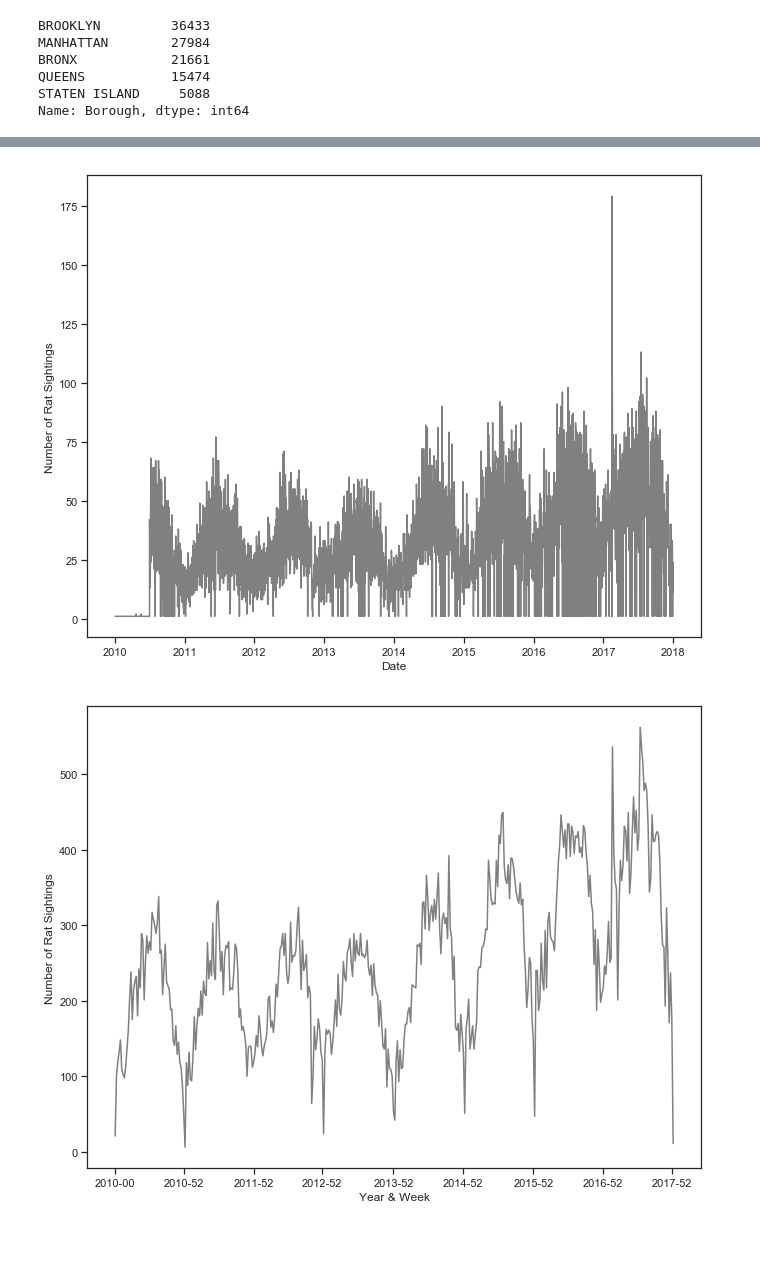
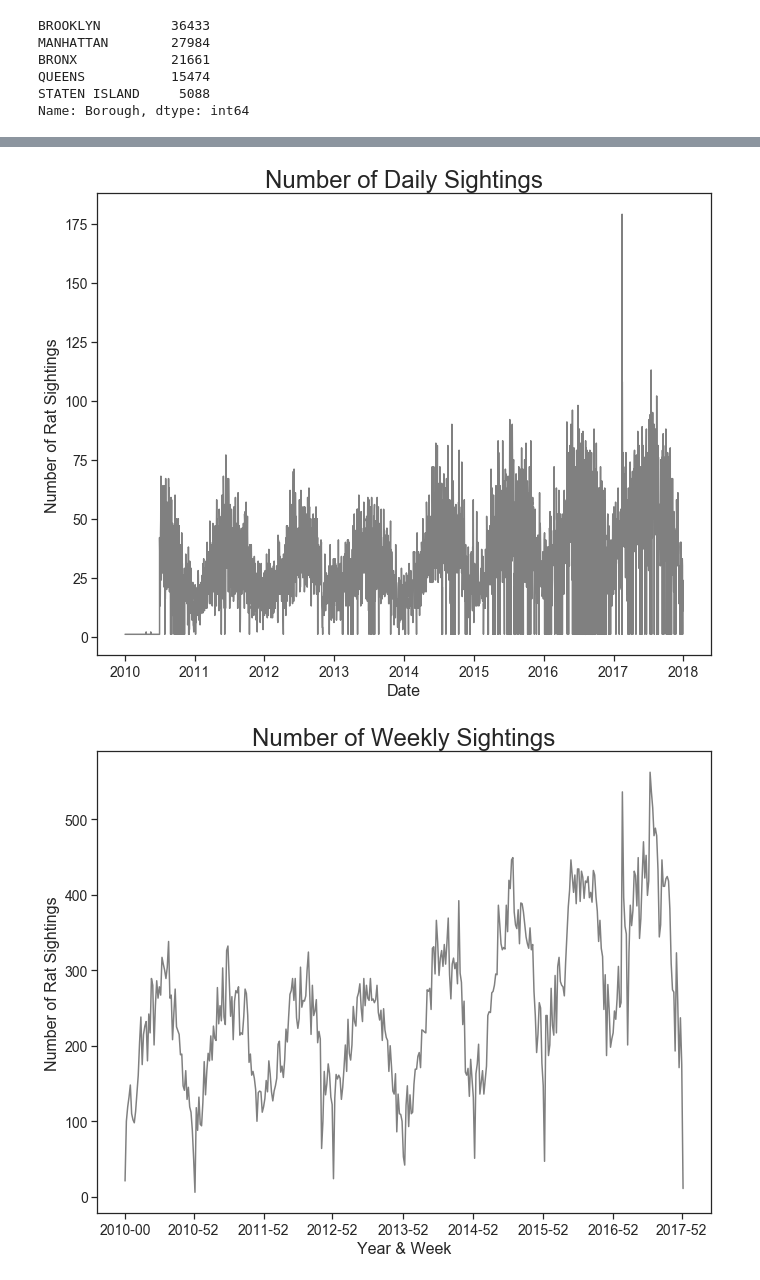
Before and after one commit to quinnwalko/rats, a Jupyter notebook: Group Project 1.ipynb, the cells around one changed output, grey strips where cells are left out. Drawn from its saved outputs; the diff is of its cells as text; code cells hidden in the pictures; blank space fills up the shorter version.

```diff
--- a/Group Project 1.ipynb
+++ b/Group Project 1.ipynb
@@ -26,3 +29,11 @@ rat_df = rat_df [["Created Date", "Closed Date", "Location Type","Borough","Lati
+# %%
+temp_df.drop(temp_df[temp_df.STATION=="USW00094789"].index, inplace=True)
+temp_df['converted_date']=pd.to_datetime(temp_df['DATE'],infer_datetime_format=True)
+temp_df['Year-Week'] = temp_df['converted_date'].dt.strftime('%Y-%U')
+temp_df = temp_df[['Year-Week', 'TMAX']]
+temp_df.rename(columns={'Year-Week': 'Year-Week', 'TMAX': 'temp'}, inplace=True)
+time_series_temp = temp_df.groupby('Year-Week').agg('mean')
+time_series_temp = pd.DataFrame(time_series_temp).reset_index()
 # %%
 ###CREATING SEASONS & MONTH/YEAR VARIABLES FOR GRAPHING###
 
@@ -121,26 +132,35 @@ source_data = pd.DataFrame(time_series).reset_index()
 sns.set_style('ticks')
 fig, ax = plt.subplots()
 fig.set_size_inches(11, 8.5)
+plt.title('Number of Daily Sightings', fontsize=24)
 fig = sns.lineplot(x='converted_date', y='month', data=source_data, color="gray")
-plt.xlabel("Date")
-plt.ylabel("Number of Rat Sightings")
+plt.xlabel("Date", fontsize=16)
+plt.ylabel("Number of Rat Sightings", fontsize=16)
+plt.tick_params(labelsize=14)
 
 plt.show(fig)
+fig.figure.savefig("daily_over_time.png")
 # %% [output]
-[figure, old version]
+[figure, new version]
 # %%
 ###SET UP DATA FOR WEEKLY COUNTS OF SIGHTINGS & CREATE GRAPH###
 clean_df['Year-Week'] = clean_df['converted_date'].dt.strftime('%Y-%U')
 time_series = clean_df.groupby('Year-Week').agg('count')
 source_data = pd.DataFrame(time_series).reset_index()
 
 sns.set_style('ticks')
 fig, ax = plt.subplots()
 fig.set_size_inches(11, 8.5)
 fig = sns.lineplot(x='Year-Week', y='month', data=source_data, color="gray")
-plt.xlabel("Year & Week")
-plt.ylabel("Number of Rat Sightings")
+plt.title('Number of Weekly Sightings', fontsize=24)
+plt.xlabel("Year & Week", fontsize=16)
+plt.ylabel("Number of Rat Sightings", fontsize =16)
 plt.setp(ax,xticks=[0,52, 105, 157, 211, 264, 317, 370, 422])
+plt.tick_params(labelsize=14)
+
 plt.show(fig)
+
+result = pd.merge(source_data, time_series_temp, on='Year-Week')
+fig.figure.savefig("weekly_over_time.png")
 # %% [output]
-[figure, old version]
+[figure, new version]
```
Also changed, not shown: parts of 8 cells of this notebook.
